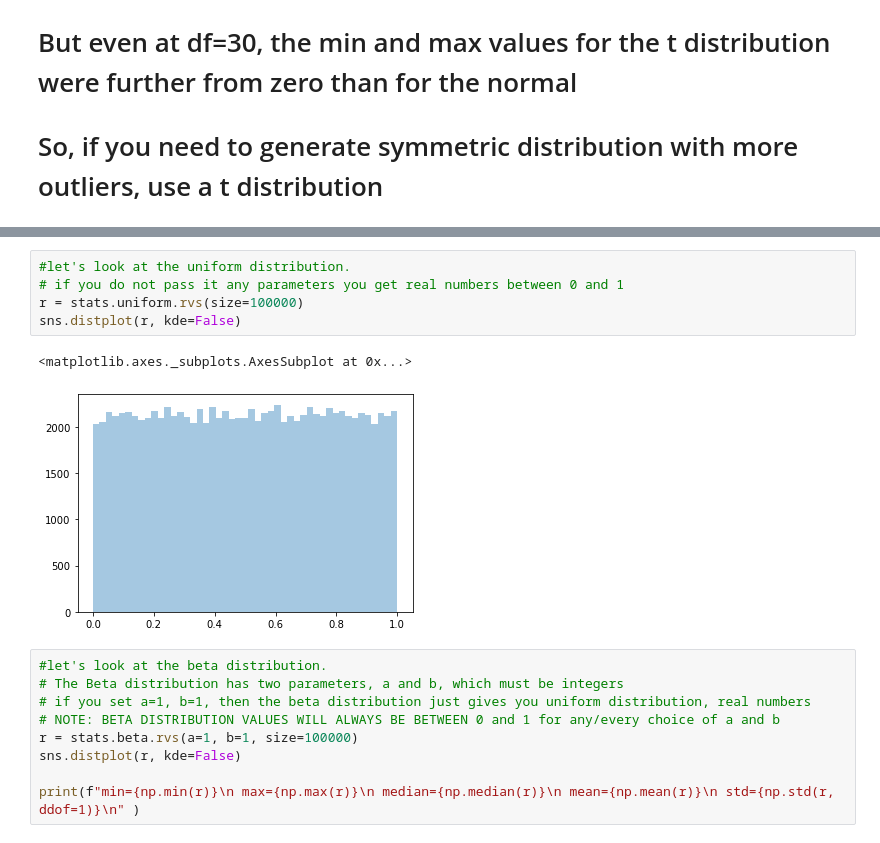
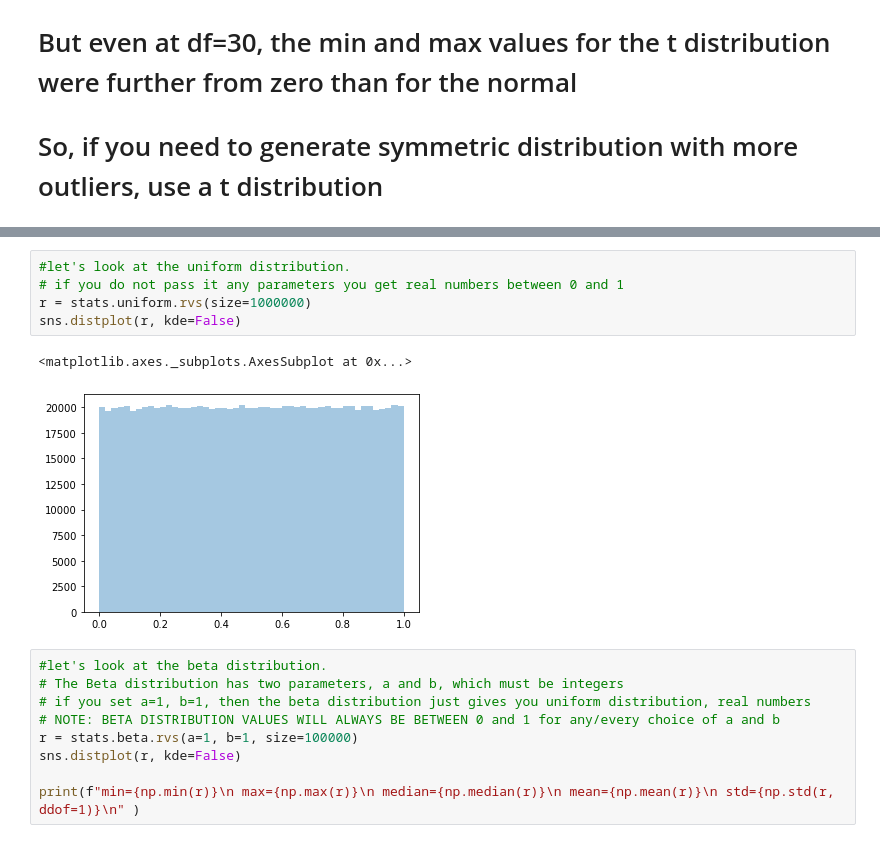
Before and after one commit to seanreed1111/stats-lectures, a Jupyter notebook: STATS-3.ipynb, the cells around one changed output, grey strips where cells are left out. Drawn from its saved outputs; the diff is of its cells as text.

```diff
--- a/STATS-3.ipynb
+++ b/STATS-3.ipynb
@@ -203,11 +203,11 @@ dir(stats)
 # %%
 #let's look at the uniform distribution.
 # if you do not pass it any parameters you get real numbers between 0 and 1
-r = stats.uniform.rvs(size=100000)
+r = stats.uniform.rvs(size=1000000)
 sns.distplot(r, kde=False)
 # %% [output]
 <matplotlib.axes._subplots.AxesSubplot at 0x...>
-[figure, old version]
+[figure, new version]
 # %%
 #let's look at the beta distribution.
 # The Beta distribution has two parameters, a and b, which must be integers
```
Also changed, not shown: parts of 4 cells of this notebook, 3 other files.
